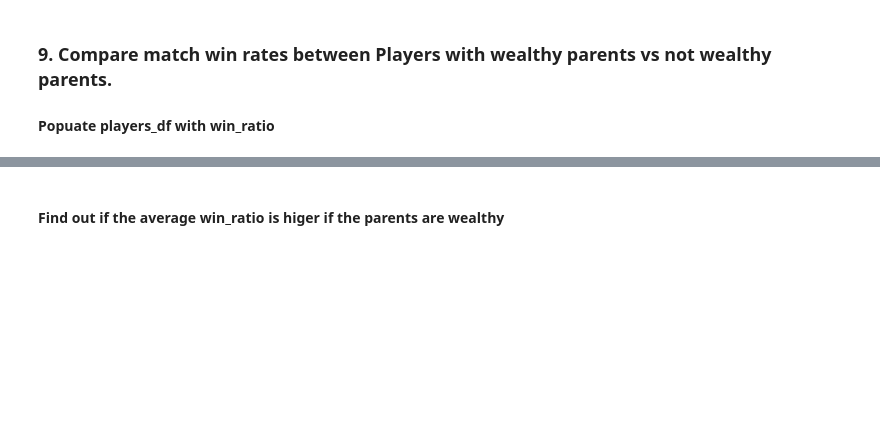
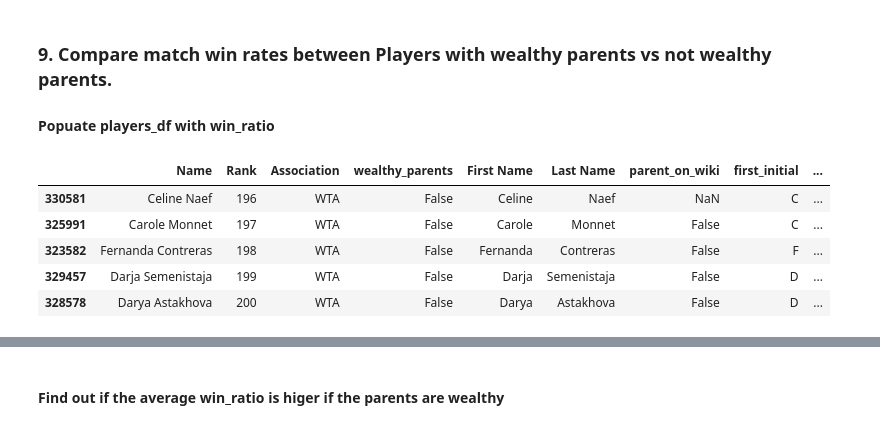
Before and after one commit to mmmcustard/analytics158739, a Jupyter notebook: 158739Assignment4.ipynb, the cells around one changed output, grey strips where cells are left out. Saved outputs shown, nothing was run; the diff lists cells and outputs as text; code cells hidden in the pictures; blank space fills up the shorter version.

```diff
--- a/158739Assignment4.ipynb
+++ b/158739Assignment4.ipynb
@@ -566,0 +567,9 @@ for index, row in top_players.iterrows():
+# %%
+players.tail()
+# %% [output]
+|  | Name | Rank | Association | wealthy_parents | First Name | Last Name | parent_on_wiki | first_initial | ... |
+| 330581 | Celine Naef | 196 | WTA | False | Celine | Naef | NaN | C | ... |
+| 325991 | Carole Monnet | 197 | WTA | False | Carole | Monnet | False | C | ... |
+| 323582 | Fernanda Contreras | 198 | WTA | False | Fernanda | Contreras | False | F | ... |
+| 329457 | Darja Semenistaja | 199 | WTA | False | Darja | Semenistaja | False | D | ... |
+| 328578 | Darya Astakhova | 200 | WTA | False | Darya | Astakhova | False | D | ... |
```
Also changed, not shown: parts of 15 cells of this notebook.
